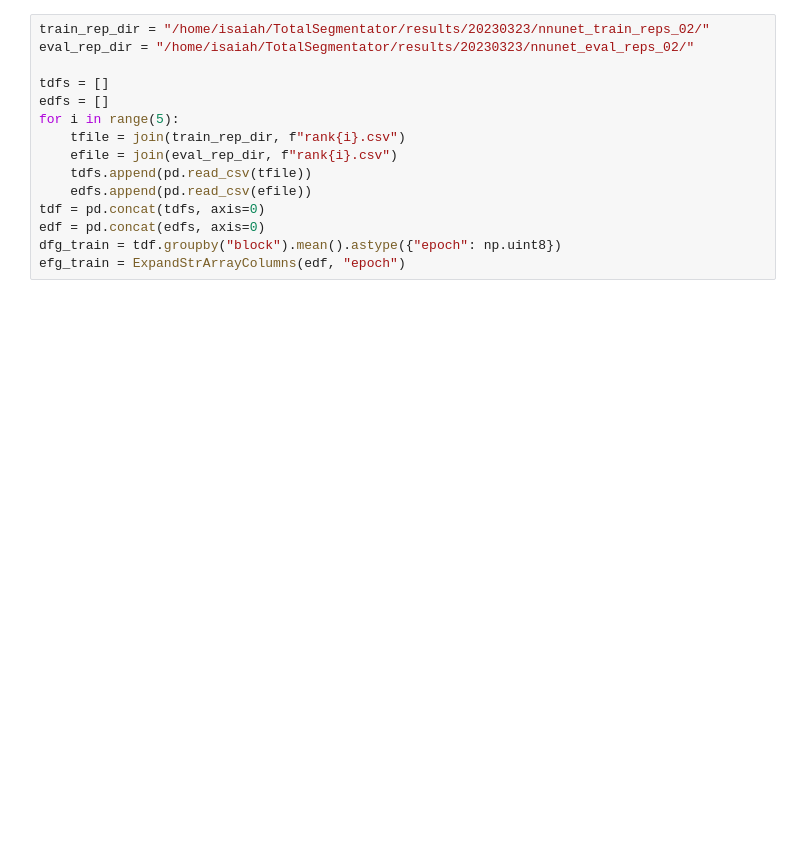
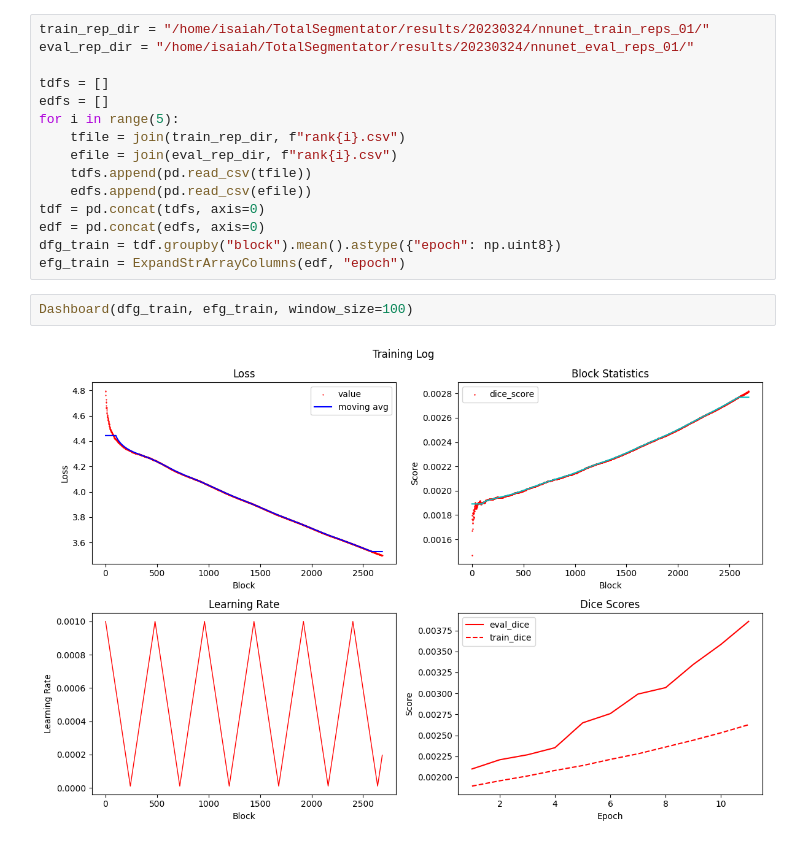
Before and after one commit to isaiahchua/TotalSegmentatorProj, a Jupyter notebook: monitor_training.ipynb, the cells around one changed output. Drawn from its saved outputs; the diff is of its cells as text; blank space fills up the shorter version.

Commit message:
corrected dice, crop center for validation set, updated monitor_training script

```diff
--- a/monitor_training.ipynb
+++ b/monitor_training.ipynb
@@ -117,8 +56,8 @@ def Dashboard(train_report: str, eval_report: str, window_size: int=100):
     plt.tight_layout()
     plt.show()
 # %%
-train_rep_dir = "/home/isaiah/TotalSegmentator/results/20230323/nnunet_train_reps_02/"
-eval_rep_dir = "/home/isaiah/TotalSegmentator/results/20230323/nnunet_eval_reps_02/"
+train_rep_dir = "/home/isaiah/TotalSegmentator/results/20230324/nnunet_train_reps_01/"
+eval_rep_dir = "/home/isaiah/TotalSegmentator/results/20230324/nnunet_eval_reps_01/"
 
 tdfs = []
 edfs = []
@@ -131,3 +70,7 @@ tdf = pd.concat(tdfs, axis=0)
 edf = pd.concat(edfs, axis=0)
 dfg_train = tdf.groupby("block").mean().astype({"epoch": np.uint8})
 efg_train = ExpandStrArrayColumns(edf, "epoch")
+# %%
+Dashboard(dfg_train, efg_train, window_size=100)
+# %% [output]
+[figure, added]
```
Also changed, not shown: parts of 2 cells of this notebook, 6 other files.
